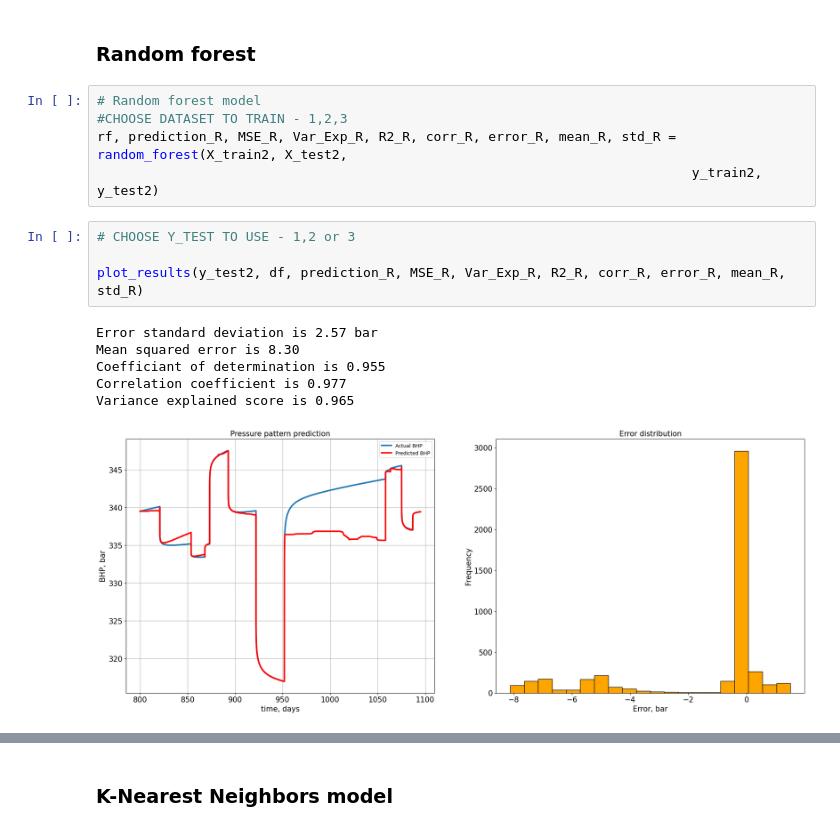
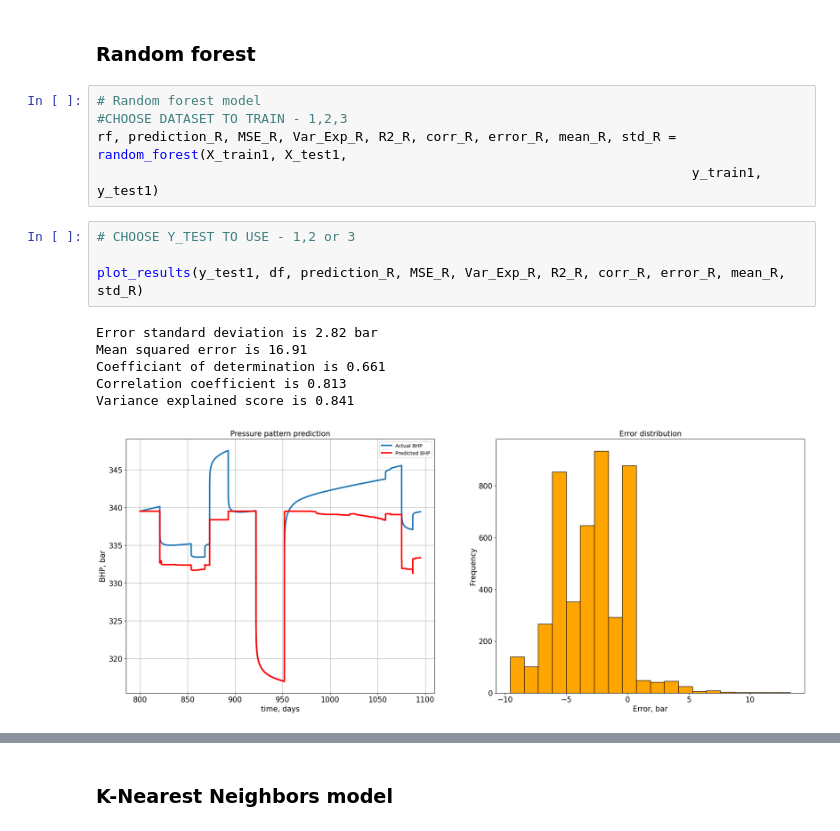
Before and after one commit to vitaliistarr/BHP_prediction_models, a Jupyter notebook: C5_Data_analysis & ML_model.ipynb, the cells around one changed output, grey strips where cells are left out. Drawn from its saved outputs; the diff is of its cells as text.

```diff
--- a/C5_Data_analysis & ML_model.ipynb
+++ b/C5_Data_analysis & ML_model.ipynb
@@ -515,18 +566,18 @@ plt.show()
 # %%
 # Random forest model
 #CHOOSE DATASET TO TRAIN - 1,2,3
-rf, prediction_R, MSE_R, Var_Exp_R, R2_R, corr_R, error_R, mean_R, std_R = random_forest(X_train2, X_test2,
-                                                                            y_train2, y_test2)
+rf, prediction_R, MSE_R, Var_Exp_R, R2_R, corr_R, error_R, mean_R, std_R = random_forest(X_train1, X_test1,
+                                                                            y_train1, y_test1)
 # %%
 # CHOOSE Y_TEST TO USE - 1,2 or 3
 
-plot_results(y_test2, df, prediction_R, MSE_R, Var_Exp_R, R2_R, corr_R, error_R, mean_R, std_R)
+plot_results(y_test1, df, prediction_R, MSE_R, Var_Exp_R, R2_R, corr_R, error_R, mean_R, std_R)
 # %% [output]
-Error standard deviation is 2.57 bar
-Mean squared error is 8.30
-Coefficiant of determination is 0.955
-Correlation coefficient is 0.977
-Variance explained score is 0.965
+Error standard deviation is 2.82 bar
+Mean squared error is 16.91
+Coefficiant of determination is 0.661
+Correlation coefficient is 0.813
+Variance explained score is 0.841
-[figure, old version]
+[figure, new version]
 # %%
 # CHOOSE X_TRAIN TO USE - 1,2 or 3
```
Also changed, not shown: parts of 25 cells of this notebook.
